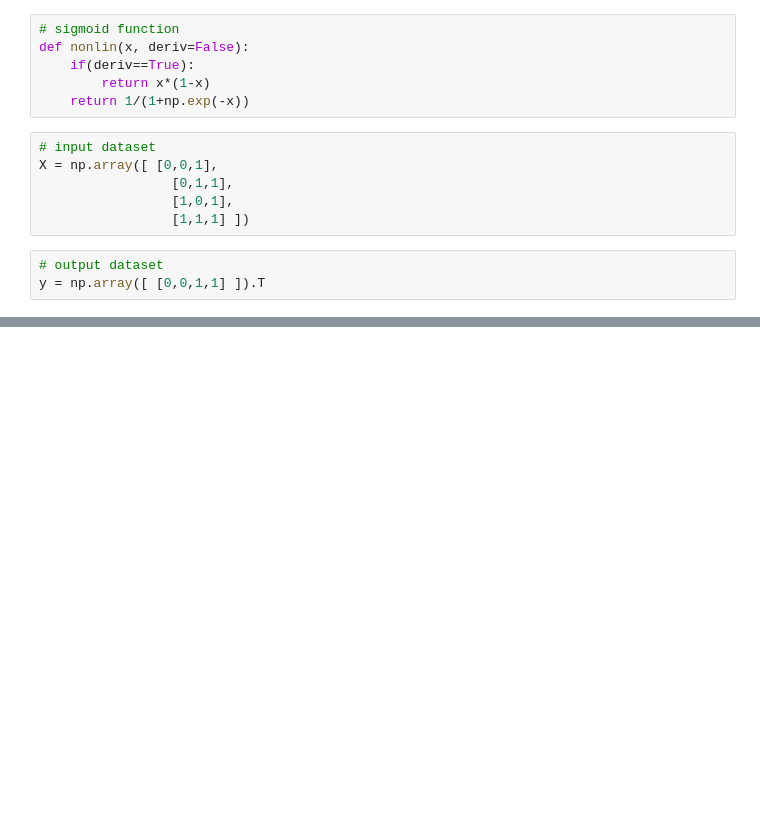
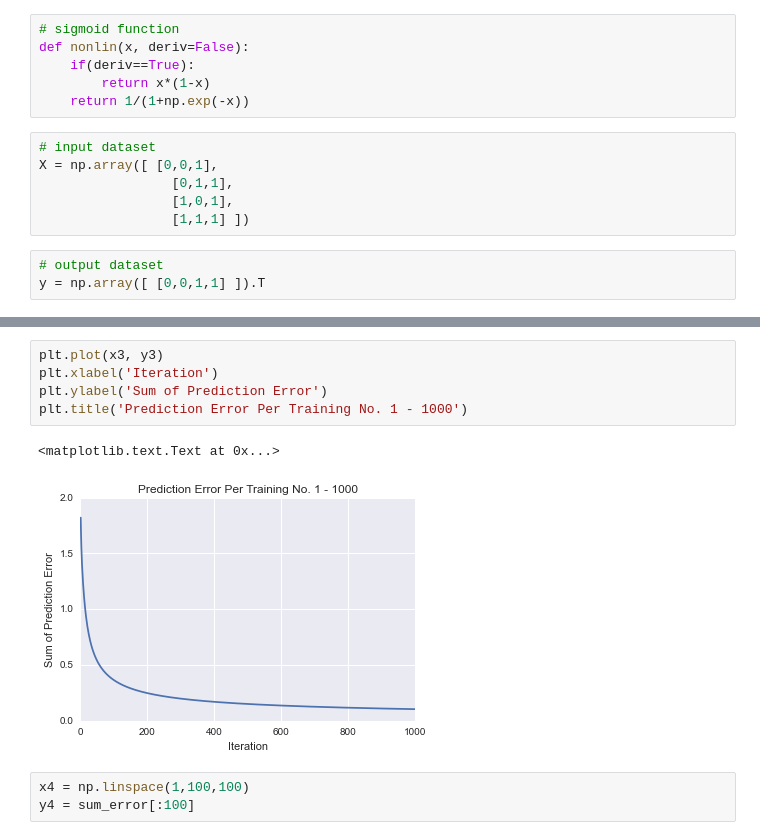
Before and after one commit to peacing/udacity-machine-learning, a Jupyter notebook: annotate_11NN.ipynb, the cells around one changed output, grey strips where cells are left out. Saved outputs shown, nothing was run; the diff lists cells and outputs as text; blank space fills up the shorter version.

```diff
--- a/annotate_11NN.ipynb
+++ b/annotate_11NN.ipynb
@@ -101,0 +119,11 @@ Output After Trainng
+# %%
+plt.plot(x3, y3)
+plt.xlabel('Iteration')
+plt.ylabel('Sum of Prediction Error')
+plt.title('Prediction Error Per Training No. 1 - 1000')
+# %% [output]
+<matplotlib.text.Text at 0x...>
+[figure, added]
+# %%
+x4 = np.linspace(1,100,100)
+y4 = sum_error[:100]
```
Also changed, not shown: parts of 17 cells of this notebook.
